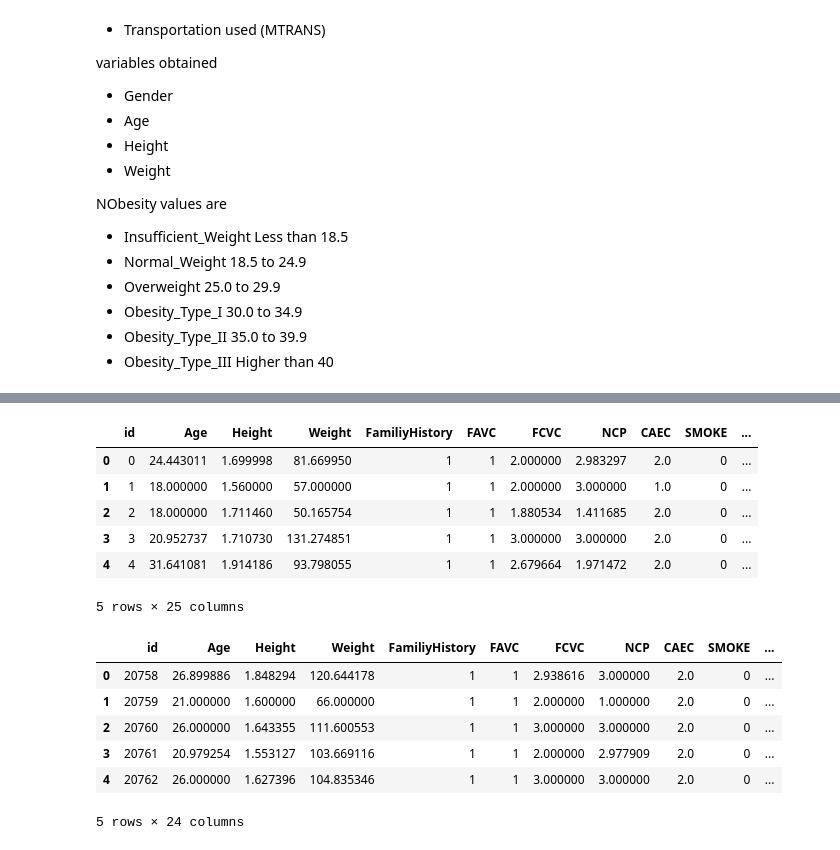
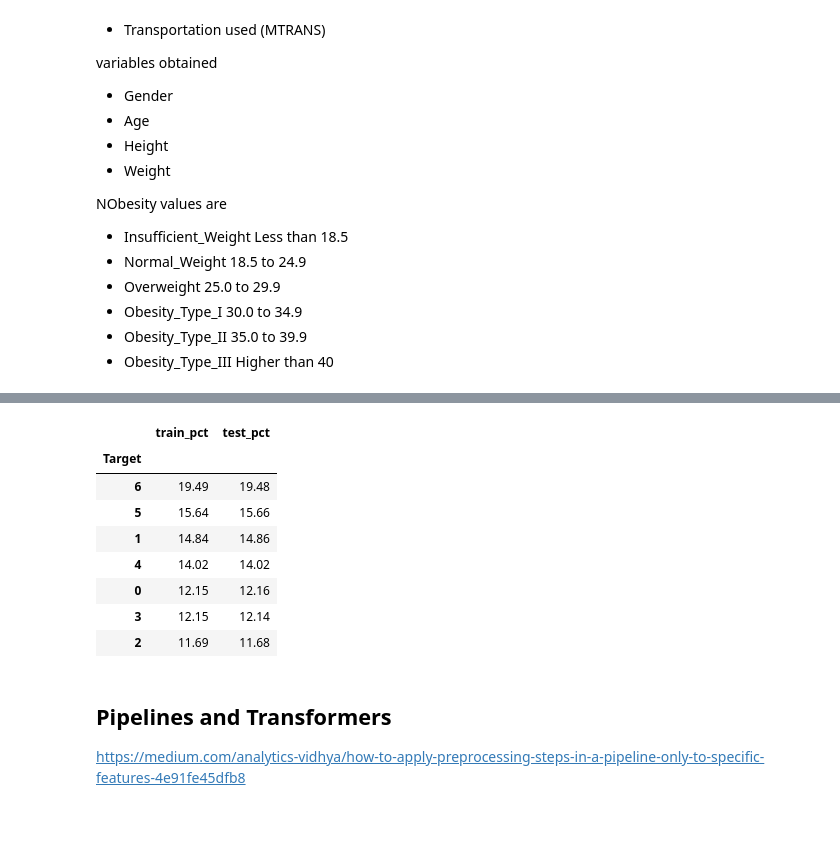
Before and after one commit to kconstable/kaggle-obesity-classification, a Jupyter notebook: multiclass-prediction-obesity-risk.ipynb, the cells around one changed output, grey strips where cells are left out. Drawn from its saved outputs; the diff is of its cells as text; code cells hidden in the pictures; blank space fills up the shorter version.

```diff
--- a/multiclass-prediction-obesity-risk.ipynb
+++ b/multiclass-prediction-obesity-risk.ipynb
@@ -152,6 +163,6 @@ train
 # %%
 def add_features(df):
-    """"""
+    """Add additional features"""
     dff = df.copy()
 
     # body-mass-index
@@ -160,7 +171,4 @@ def add_features(df):
     # physical transportation
     dff['TransPhysical'] = dff['MTRANS'].apply(lambda x: 1 if  x=='walking' or x=='bike' else 0)
 
-
     return dff
-train = add_features(train)
-test = add_features(test)
@@ -192,20 +174,0 @@ test.drop(columns=cols_category,inplace=True)
-# %%
-train.head()
-# %% [output]
-|  | id | Age | Height | Weight | FamiliyHistory | FAVC | FCVC | NCP | CAEC | SMOKE | ... |
-| 0 | 0 | 24.443011 | 1.699998 | 81.669950 | 1 | 1 | 2.000000 | 2.983297 | 2.0 | 0 | ... |
-| 1 | 1 | 18.000000 | 1.560000 | 57.000000 | 1 | 1 | 2.000000 | 3.000000 | 1.0 | 0 | ... |
-| 2 | 2 | 18.000000 | 1.711460 | 50.165754 | 1 | 1 | 1.880534 | 1.411685 | 2.0 | 0 | ... |
-| 3 | 3 | 20.952737 | 1.710730 | 131.274851 | 1 | 1 | 3.000000 | 3.000000 | 2.0 | 0 | ... |
-| 4 | 4 | 31.641081 | 1.914186 | 93.798055 | 1 | 1 | 2.679664 | 1.971472 | 2.0 | 0 | ... |
-5 rows × 25 columns
-# %%
-test.head()
-# %% [output]
-|  | id | Age | Height | Weight | FamiliyHistory | FAVC | FCVC | NCP | CAEC | SMOKE | ... |
-| 0 | 20758 | 26.899886 | 1.848294 | 120.644178 | 1 | 1 | 2.938616 | 3.000000 | 2.0 | 0 | ... |
-| 1 | 20759 | 21.000000 | 1.600000 | 66.000000 | 1 | 1 | 2.000000 | 1.000000 | 2.0 | 0 | ... |
-| 2 | 20760 | 26.000000 | 1.643355 | 111.600553 | 1 | 1 | 3.000000 | 3.000000 | 2.0 | 0 | ... |
-| 3 | 20761 | 20.979254 | 1.553127 | 103.669116 | 1 | 1 | 2.000000 | 2.977909 | 2.0 | 0 | ... |
-| 4 | 20762 | 26.000000 | 1.627396 | 104.835346 | 1 | 1 | 3.000000 | 3.000000 | 2.0 | 0 | ... |
-5 rows × 24 columns
@@ -211,0 +206,49 @@ test.head()
+# %%
+def describe_train_test(y_train, y_test):
+    """"""
+
+    tn = pd.DataFrame(y_train.value_counts()).reset_index()
+    tn['train_pct'] = round((tn['count']/tn['count'].sum())*100,2)
+    tn.drop(columns=['count'],inplace=True)
+
+    ts = pd.DataFrame(y_test.value_counts()).reset_index()
+    ts['test_pct'] = round((ts['count']/ts['count'].sum())*100,2)
+    ts.drop(columns=['count'],inplace=True)
+
+    return tn.merge(ts, on='Target',how='inner').set_index('Target')
+# %%
+# encode the target variable
+train = encode_target_variable(train,'encode')
+
+# add features
+train = add_features(train)
+test = add_features(test)
+
+# test data is used for submission (does not include the Exited(y) variable)
+X_submit_ids = test.id  # keep ids for later
+X_submit = test.drop(columns = ['id'])
+
+# train data
+X = train.drop(columns=['Target','id','NObeyesdad'])
+y = train.Target
+
+# split train data into train/test
+X_train, X_test, y_train, y_test = train_test_split(X, y, test_size=0.20, random_state=RANDOM,stratify=y)
+
+# remove train/test
+# del train
+# del test
+# gc.collect()
+
+# describe train/test split
+describe_train_test(y_train,y_test)
+# %% [output]
+|  | train_pct | test_pct |
+| Target |  |  |
+| 6 | 19.49 | 19.48 |
+| 5 | 15.64 | 15.66 |
+| 1 | 14.84 | 14.86 |
+| 4 | 14.02 | 14.02 |
+| 0 | 12.15 | 12.16 |
+| 3 | 12.15 | 12.14 |
+| 2 | 11.69 | 11.68 |
@@ -211,0 +261,3 @@ test.head()
+# %% [markdown]
+## Pipelines and Transformers
+https://medium.com/analytics-vidhya/how-to-apply-preprocessing-steps-in-a-pipeline-only-to-specific-features-4e91fe45dfb8
```
Also changed, not shown: parts of 29 cells of this notebook.
